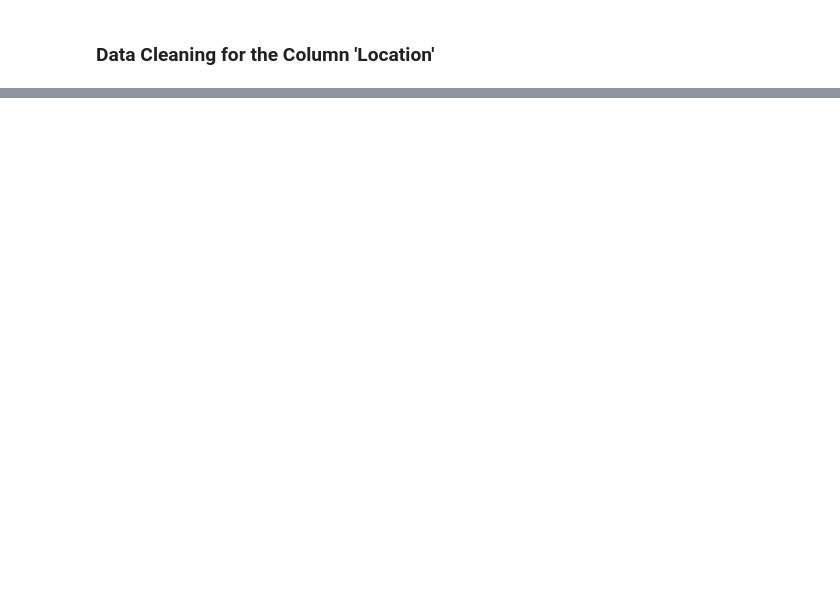
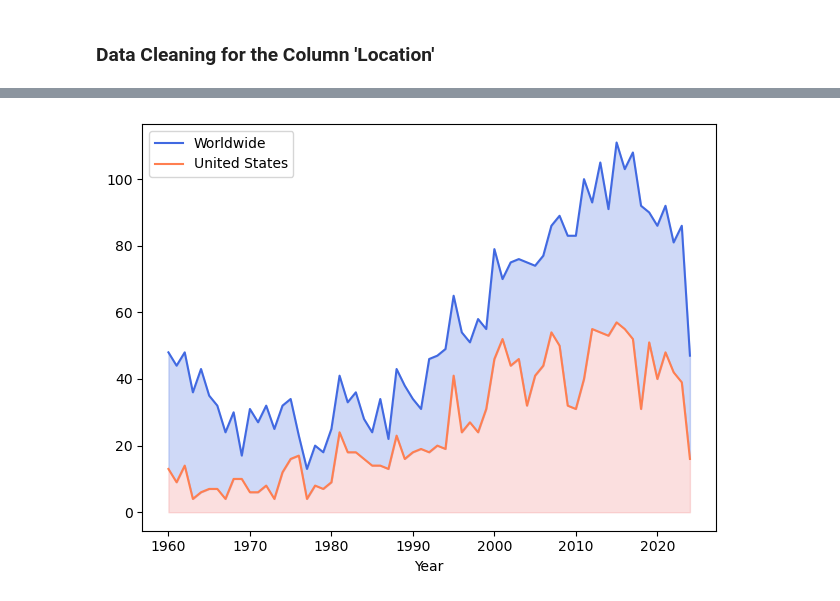
Before and after one commit to SheryllD/shark_attacks_project, a Jupyter notebook: shark_date_cleaning.ipynb, the cells around one changed output, grey strips where cells are left out. Saved outputs shown, nothing was run; the diff lists cells and outputs as text; code cells hidden in the pictures; blank space fills up the shorter version.

```diff
--- a/shark_date_cleaning.ipynb
+++ b/shark_date_cleaning.ipynb
@@ -905,0 +997,20 @@ Name: Location, Length: 6994, dtype: object
+# %%
+#Graphic Attacks by Year
+world_attacks_year = df["Year"].value_counts()
+world_attacks_year.sort_index(ascending=True, inplace=True)
+world_attacks_year.plot(color="royalblue", label ="Worldwide")
+
+usa_attacks_year = usa_df["Year"].value_counts()
+usa_attacks_year.sort_index(ascending=True, inplace=True)
+usa_attacks_year.plot(color="coral", label ="United States")
+
+x_years = df["Year"].value_counts().sort_index().index
+
+plt.fill_between(x_years, usa_attacks_year, world_attacks_year, color="royalblue", alpha=0.25)
+plt.fill_between(x_years, usa_attacks_year, color="lightcoral", alpha=0.25)
+
+plt.legend()
+plt.tight_layout()
+plt.savefig("AttacksByYear.png")
+# %% [output]
+[figure, added]
```
Also changed, not shown: parts of 32 cells of this notebook, 4 other files.
